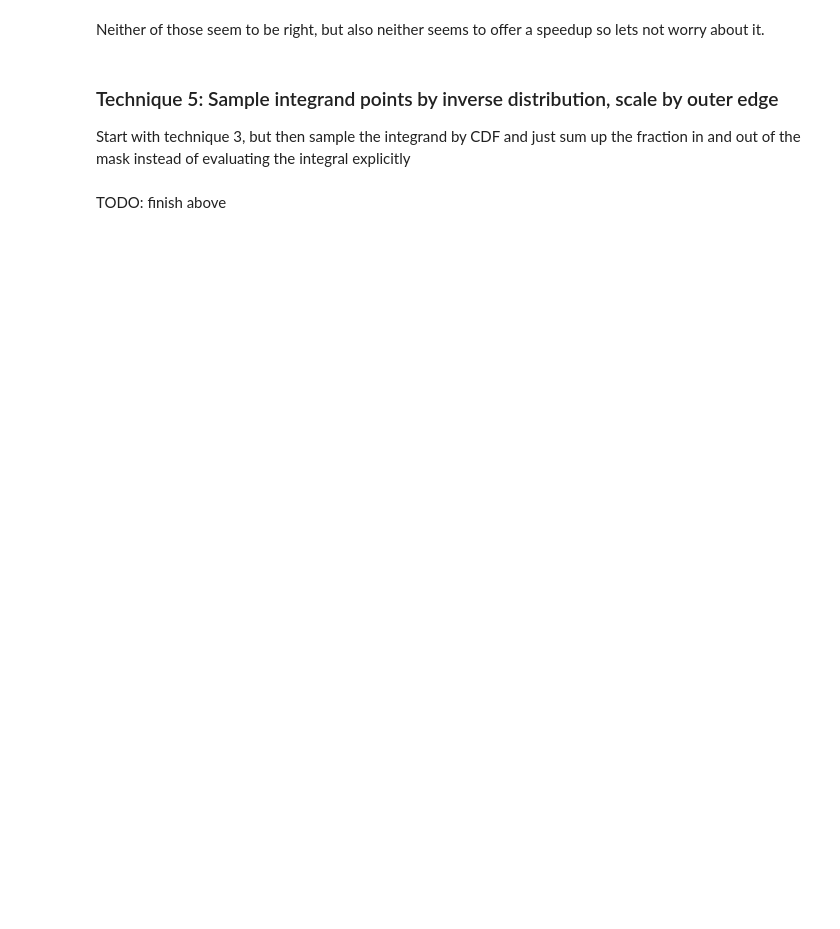
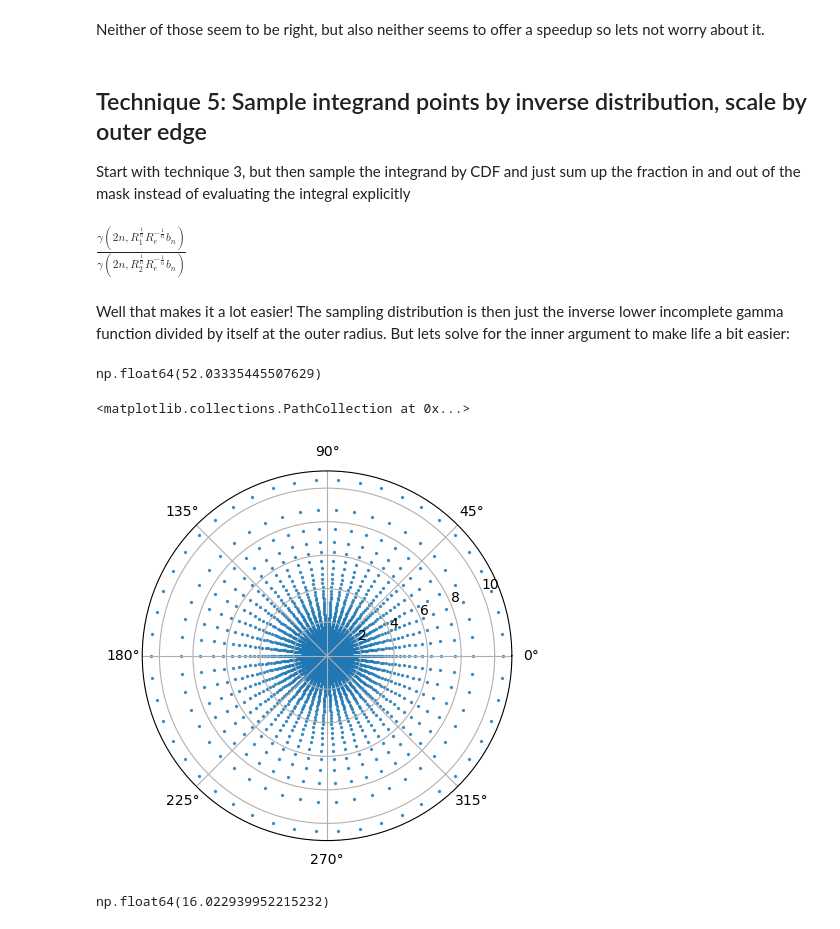
Before and after one commit to eteq/structparams_inference_biases, a Jupyter notebook: sersic_integral_experiments.ipynb, the cells around one changed output. Saved outputs shown, nothing was run; the diff lists cells and outputs as text; code cells hidden in the pictures; blank space fills up the shorter version.

Commit message:
completed integral experiments, T5 seems optimal

```diff
--- a/sersic_integral_experiments.ipynb
+++ b/sersic_integral_experiments.ipynb
@@ -208,7 +252,7 @@ infresult, infintegral.evalf(subs={n:n_fid, Ie:Ie_fid, Re: Re_fid, bn: f_bn(n_fi
 Now try a more realistic case and compare to a vaguely similar definite integral
 # %%
 directresult = integrate.dblquad(sersic_integrand,
-                  a=-2, b=2,
-                  gfun=lambda x: -2, hfun=upper_line_y,
+                  a=survey_lowerx, b=survey_upperx,
+                  gfun=lambda x: survey_lowery, hfun=survey_upper_line_y,
                   args=(Ie_fid, Re_fid, n_fid))
 directresult, defintegral.evalf(subs={n:n_fid, Ie:Ie_fid, Re: Re_fid, bn: f_bn(n_fid), R1:3})
@@ -290,7 +346,7 @@ float(res), directresult[0], (float(res)-directresult[0])/directresult[0]
 # %% [markdown]
 Now need to try over different grid sizes and see what converges fastest
 # %%
-nrnphi_to_try = [(10,30),(30, 10), (10, 100), (100, 10), (100, 100), (500, 100), (100, 500), (1000, 1000)]
+nrnphi_to_try = [(10,30),(30, 10), (10, 100), (100, 10), (100, 100), (500, 100), (100, 500), (1000, 1000), (500, 10), (1000, 10), (1000, 100)]
 timing_repeats = 10
 # %% [markdown]
 #### equal r/phi spacing
@@ -781,9 +992,41 @@ for nl, fi in zip(nrnphi_to_try, fracinmasks):
 # %% [markdown]
 Neither of those seem to be right, but also neither seems to offer a speedup so lets not worry about it.
 # %% [markdown]
-### Technique 5: Sample integrand points by inverse distribution, scale by outer edge
+## Technique 5: Sample integrand points by inverse distribution, scale by outer edge
 
 Start with technique 3, but then sample the integrand by CDF and just sum up the fraction in and out of the mask instead of evaluating the integral explicitly
+# %%
+R1, R2 = sympy.symbols('R1, R2', real=True, positive=True)
+normalized_integral = sympy.integrate(R*sersic*2*sympy.pi, (R,0, R1)) / sympy.integrate(R*sersic*2*sympy.pi, (R,0, R2))
+normalized_integral
+# %% [output]
+$\displaystyle \frac{\gamma\left(2 n, R_{1}^{\frac{1}{n}} R_{e}^{- \frac{1}{n}} b_{n}\right)}{\gamma\left(2 n, R_{2}^{\frac{1}{n}} R_{e}^{- \frac{1}{n}} b_{n}\right)}$
+# %% [markdown]
+Well that makes it a lot easier!  The sampling distribution is then just the inverse lower incomplete gamma function divided by itself at the outer radius.  But lets solve for the inner argument to make life a bit easier:
+# %%
+special.gammaincinv(2*n, .9999999999999999)
+# %% [output]
+np.float64(52.03335445507629)
+# %%
+def make_grid_Iweighted(nr, nphi, outerr, Re, n):
+    bn_val = f_bn(n)
+    g2n = special.gamma(2*n)
+
+    gamma2 = special.gammainc(2*n, outerr**(1/n) * Re**(-1/n) * bn_val)
+
+    u = np.linspace(0, 1, nr)
+    r = Re * (special.gammaincinv(2*n, u * gamma2) / bn_val)**n
+    phi = np.linspace(0, 2*np.pi, nphi+1)[:-1]
+
+    return np.meshgrid(r, phi)
+
+r, phi = make_grid_Iweighted(100, 50, np.max(np.abs(survey_region.bounding_box.extent)), Re_fid, n_fid)
+
+ax = plt.gcf().add_subplot(111, projection='polar')
+ax.scatter(phi, r, s=2, alpha=.75)
+# %% [output]
+<matplotlib.collections.PathCollection at 0x...>
+[figure, added]
 # %%
 nr = 100
 nphi = 100
@@ -795,17 +1038,12 @@ Ie = Ie_fid
 outerr = np.max(np.abs(region.bounding_box.extent))
 outer_integ = sersic_integral(outerr, Re, n)
 
-# r, phi = make_r_grid(nr, nphi, outerr)
-# dr = np.diff(r, axis=1).mean()
-# dphi = np.diff(phi, axis=0).mean()
+r, phi = make_grid_Iweighted(nr, nphi, outerr, Re, n)
+_, _, msk = grid_in_region(r, phi, region)
+fracingrid = np.sum(msk)/msk.size
 
-# rg, phig, msk = grid_in_region(r, phi, region, invert=True)
-# # print('fraction in mask', np.sum(msk)/msk.size)
+result = outer_integ * fracingrid
 
-# I = sersic_profile(rg, Ie, Re, n)
-
-# result = outer_integ - np.sum(I*rg)*dr*dphi
-# fracdev = (np.array(result) - directresult[0])/directresult[0]
-# result, fracdev
+result
+# %% [output]
+np.float64(16.022939952215232)
-# %% [markdown]
-TODO: finish above
```
Also changed, not shown: parts of 43 cells of this notebook.
